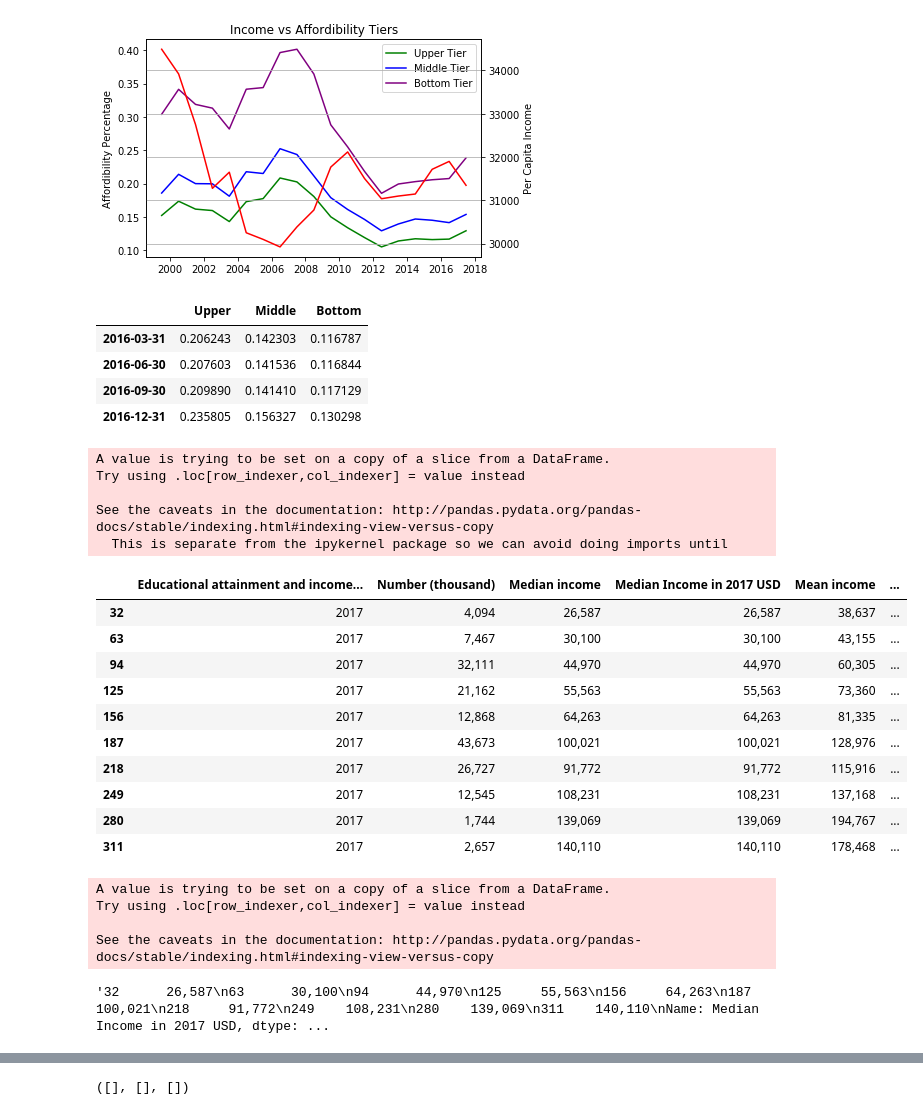
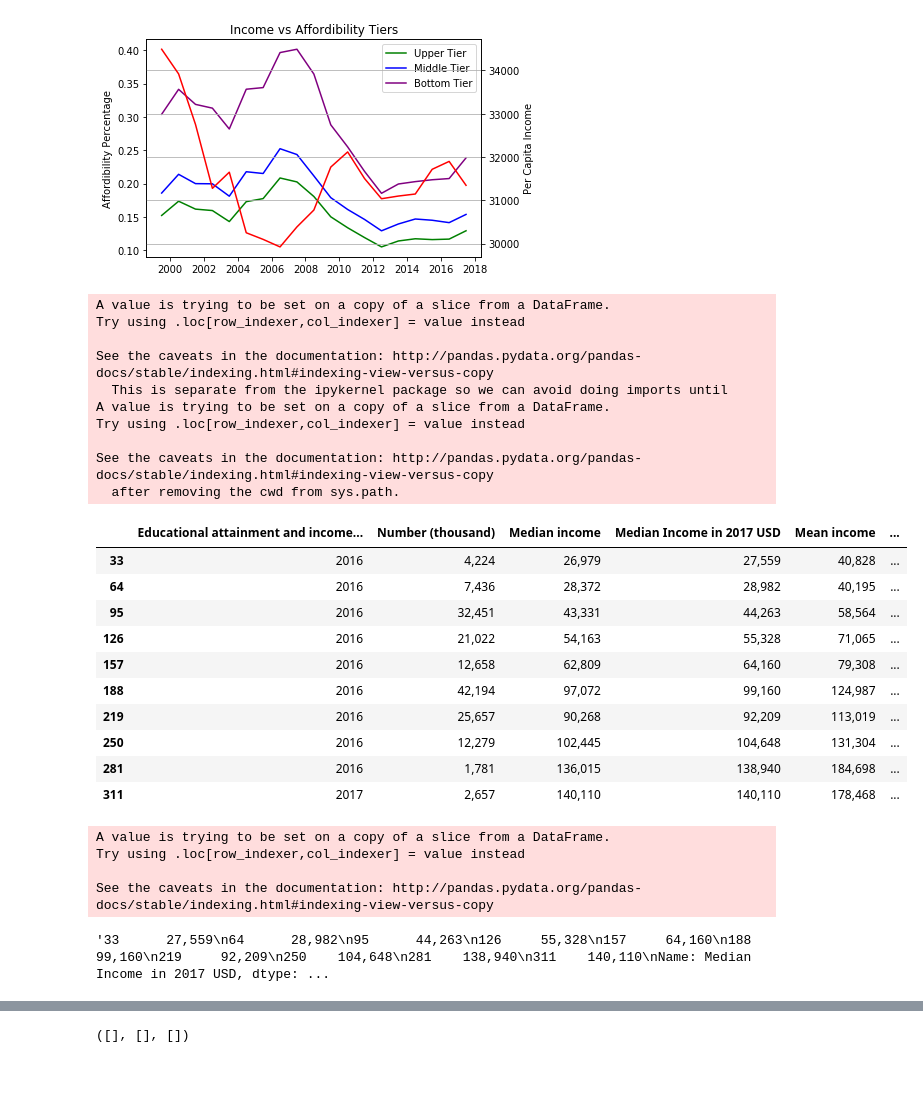
Before and after one commit to LoriHarris/Real_Estate_Affordability, a Jupyter notebook: Cleaning Labor, Income, and Education CSVs.ipynb, the cells around one changed output, grey strips where cells are left out. Saved outputs shown, nothing was run; the diff lists cells and outputs as text; code cells hidden in the pictures; blank space fills up the shorter version.

```diff
--- a/Cleaning Labor, Income, and Education CSVs.ipynb
+++ b/Cleaning Labor, Income, and Education CSVs.ipynb
@@ -173,35 +173,37 @@ ax1.legend()
 mort_df5 = mort_df1[["2016-03-31", "2016-06-30", "2016-09-30", "2016-12-31"]]
 mort_df5 = mort_df5.T
 mort_df5.columns = ["Upper", "Middle", "Bottom"]
-mort_df5
+mean1 = mort_df5["Upper"].mean()
+mean2 = mort_df5["Middle"].mean()
+mean3 = mort_df5["Bottom"].mean()
-# %% [output]
-|  | Upper | Middle | Bottom |
-| 2016-03-31 | 0.206243 | 0.142303 | 0.116787 |
-| 2016-06-30 | 0.207603 | 0.141536 | 0.116844 |
-| 2016-09-30 | 0.209890 | 0.141410 | 0.117129 |
-| 2016-12-31 | 0.235805 | 0.156327 | 0.130298 |
-# %%
-total = edu_data.iloc[[28, 56, 84, 112, 140, 168, 196, 224, 252, 280]]
-
-total["Tier"]=""
-total
-# %% [output]
-A value is trying to be set on a copy of a slice from a DataFrame.
-Try using .loc[row_indexer,col_indexer] = value instead
-
-See the caveats in the documentation: http://pandas.pydata.org/pandas-docs/stable/indexing.html#indexing-view-versus-copy
-  This is separate from the ipykernel package so we can avoid doing imports until
-|  | Educational attainment and income... | Number (thousand) | Median income | Median Income in 2017 USD | Mean income | ... |
-| 32 | 2017 | 4,094 | 26,587 | 26,587 | 38,637 | ... |
-| 63 | 2017 | 7,467 | 30,100 | 30,100 | 43,155 | ... |
-| 94 | 2017 | 32,111 | 44,970 | 44,970 | 60,305 | ... |
-| 125 | 2017 | 21,162 | 55,563 | 55,563 | 73,360 | ... |
-| 156 | 2017 | 12,868 | 64,263 | 64,263 | 81,335 | ... |
-| 187 | 2017 | 43,673 | 100,021 | 100,021 | 128,976 | ... |
-| 218 | 2017 | 26,727 | 91,772 | 91,772 | 115,916 | ... |
-| 249 | 2017 | 12,545 | 108,231 | 108,231 | 137,168 | ... |
-| 280 | 2017 | 1,744 | 139,069 | 139,069 | 194,767 | ... |
-| 311 | 2017 | 2,657 | 140,110 | 140,110 | 178,468 | ... |
+# %%
+total = edu_data.iloc[[29, 57, 85, 113, 141, 169, 197, 225, 253, 280]]
+
+total["Tier"]=""
+total["Mort Perc"]=""
+total
+# %% [output]
+A value is trying to be set on a copy of a slice from a DataFrame.
+Try using .loc[row_indexer,col_indexer] = value instead
+
+See the caveats in the documentation: http://pandas.pydata.org/pandas-docs/stable/indexing.html#indexing-view-versus-copy
+  This is separate from the ipykernel package so we can avoid doing imports until
+A value is trying to be set on a copy of a slice from a DataFrame.
+Try using .loc[row_indexer,col_indexer] = value instead
+
+See the caveats in the documentation: http://pandas.pydata.org/pandas-docs/stable/indexing.html#indexing-view-versus-copy
+  after removing the cwd from sys.path.
+|  | Educational attainment and income... | Number (thousand) | Median income | Median Income in 2017 USD | Mean income | ... |
+| 33 | 2016 | 4,224 | 26,979 | 27,559 | 40,828 | ... |
+| 64 | 2016 | 7,436 | 28,372 | 28,982 | 40,195 | ... |
+| 95 | 2016 | 32,451 | 43,331 | 44,263 | 58,564 | ... |
+| 126 | 2016 | 21,022 | 54,163 | 55,328 | 71,065 | ... |
+| 157 | 2016 | 12,658 | 62,809 | 64,160 | 79,308 | ... |
+| 188 | 2016 | 42,194 | 97,072 | 99,160 | 124,987 | ... |
+| 219 | 2016 | 25,657 | 90,268 | 92,209 | 113,019 | ... |
+| 250 | 2016 | 12,279 | 102,445 | 104,648 | 131,304 | ... |
+| 281 | 2016 | 1,781 | 136,015 | 138,940 | 184,698 | ... |
+| 311 | 2017 | 2,657 | 140,110 | 140,110 | 178,468 | ... |
 # %%
 
 total["Median Income in 2017 USD"] = total["Median Income in 2017 USD"].astype(str).str.replace("\n", "")
@@ -212,6 +214,6 @@ A value is trying to be set on a copy of a slice from a DataFrame.
 Try using .loc[row_indexer,col_indexer] = value instead
 
 See the caveats in the documentation: http://pandas.pydata.org/pandas-docs/stable/indexing.html#indexing-view-versus-copy
-'32      26,587\n63      30,100\n94      44,970\n125     55,563\n156     64,263\n187    100,021\n218     91,772\n249    108,231\n280    139,069\n311    140,110\nName: Median Income in 2017 USD, dtype: ...
+'33      27,559\n64      28,982\n95      44,263\n126     55,328\n157     64,160\n188     99,160\n219     92,209\n250    104,648\n281    138,940\n311    140,110\nName: Median Income in 2017 USD, dtype: ...
 # %%
 tier = []
```
Also changed, not shown: parts of 2 cells of this notebook.
